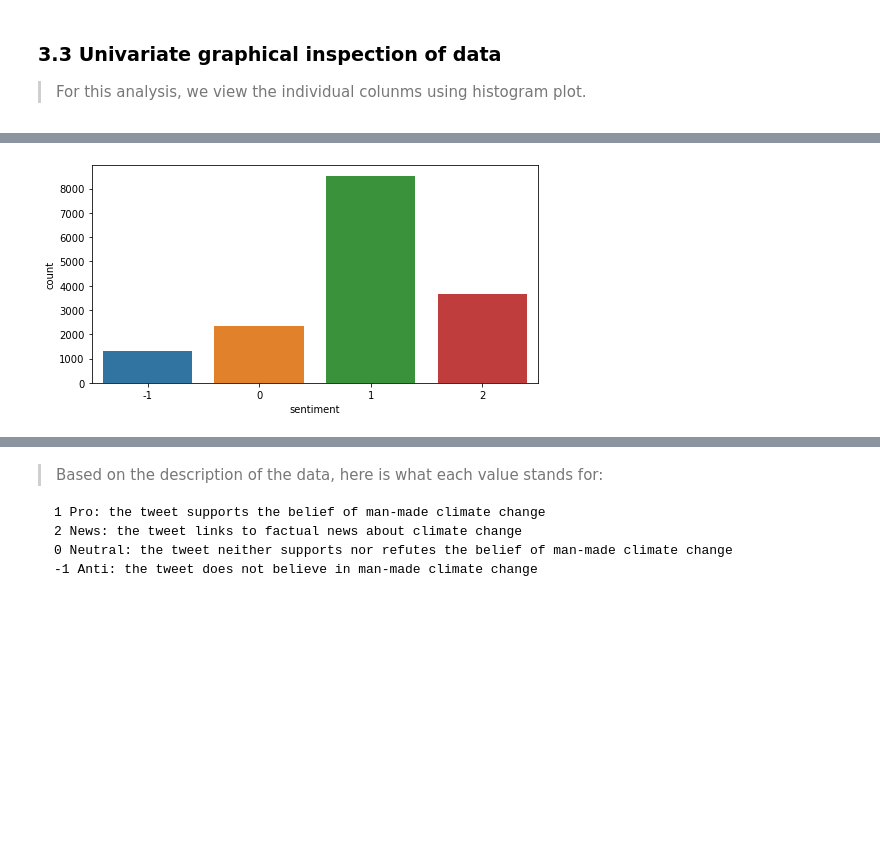
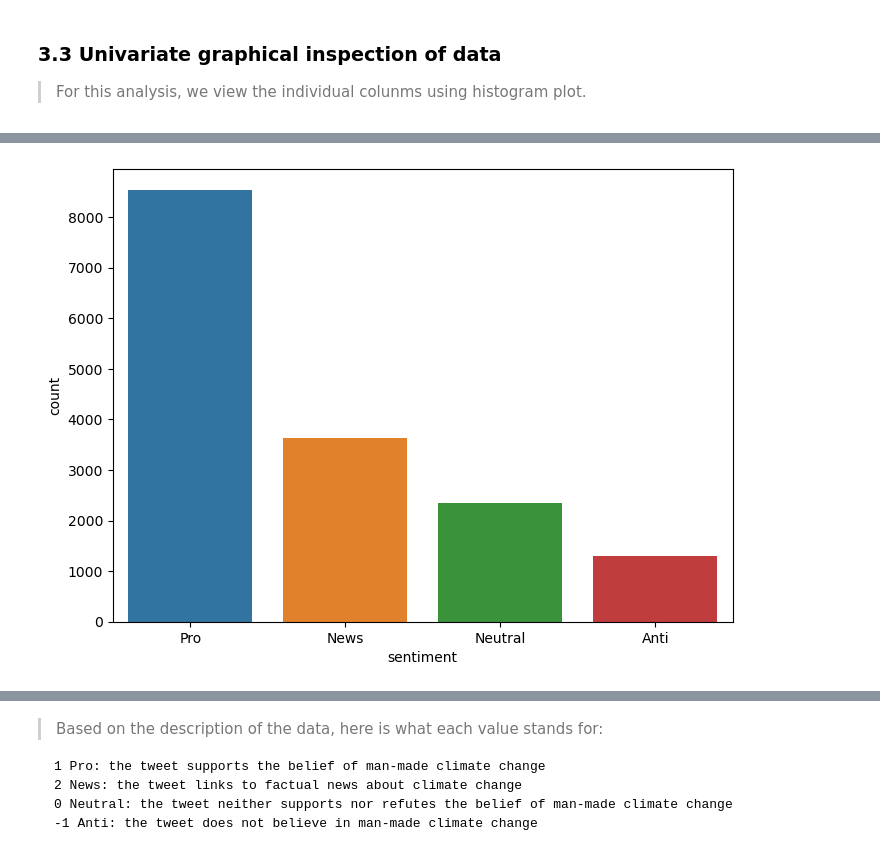
Before and after one commit to Ashafa1905/Team_JM1_Climate-Change-Belief-Analysis-2022, a Jupyter notebook: edsa-climate-change-belief-analysis-2022/Team_JM1.ipynb, the cells around one changed output, grey strips where cells are left out. Saved outputs shown, nothing was run; the diff lists cells and outputs as text; code cells hidden in the pictures; blank space fills up the shorter version.

```diff
--- a/edsa-climate-change-belief-analysis-2022/Team_JM1.ipynb
+++ b/edsa-climate-change-belief-analysis-2022/Team_JM1.ipynb
@@ -367,3 +329,15 @@ From the codes above the sentiment feature has four unique values. Most observat
 # %% [markdown]
 ### 3.3 Univariate graphical inspection of data
 >For this analysis, we view the individual colunms using histogram plot.
+# %%
+plot_graphs = deepcopy(df_train)
+# %%
+# replace all numeric values with the appropriate labels given by the dataset.
+num_to_name = {
+    -1: "Anti",
+     0: "Neutral",
+     1: "Pro",
+     2: "News",
+}
+plot_graphs["sentiment"] = plot_graphs["sentiment"].apply(lambda num: num_to_name[num])
+plot_graphs.head()
@@ -370,7 +351,7 @@ From the codes above the sentiment feature has four unique values. Most observat
 # %%
 #ploting the distribution of unique label values
-f, ax = plt.subplots(figsize=(8, 4))
-ax = sns.countplot(x="sentiment", data=df_train)
+f, ax = plt.subplots(figsize=(8, 6), dpi = 100)
+ax = sns.countplot(x="sentiment", data=plot_graphs)
 plt.show()
 # %% [output]
-[figure, old version]
+[figure, new version]
```
Also changed, not shown: parts of 6 cells of this notebook.
